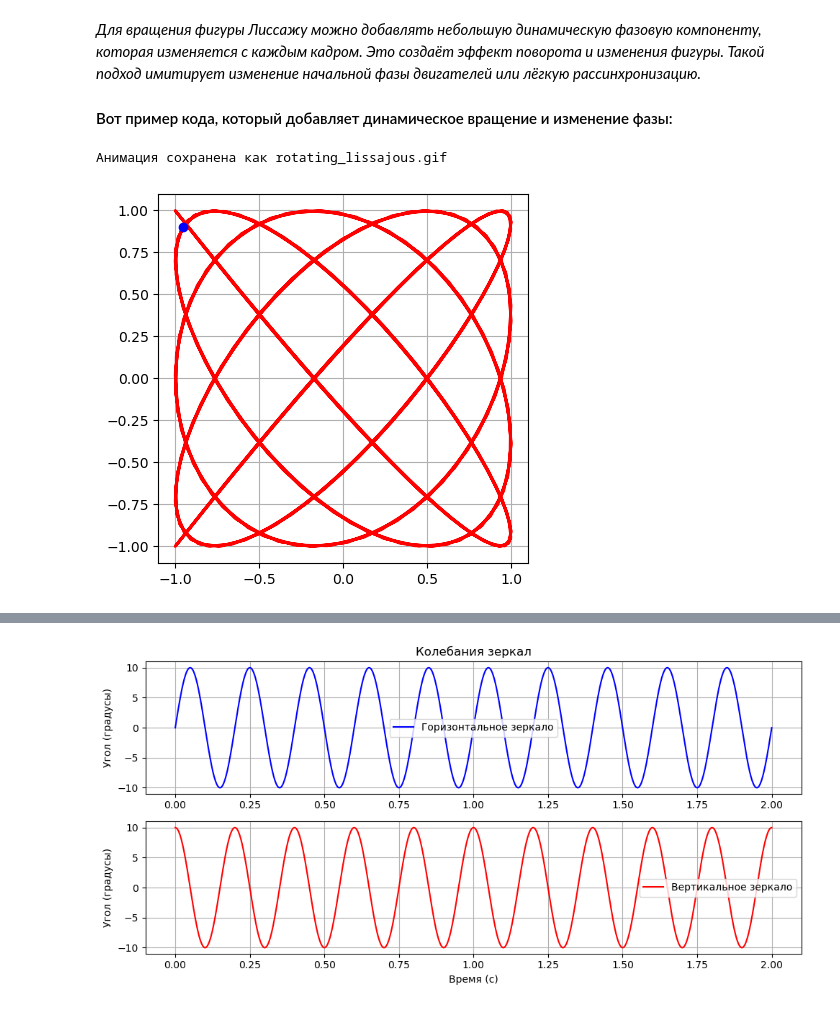
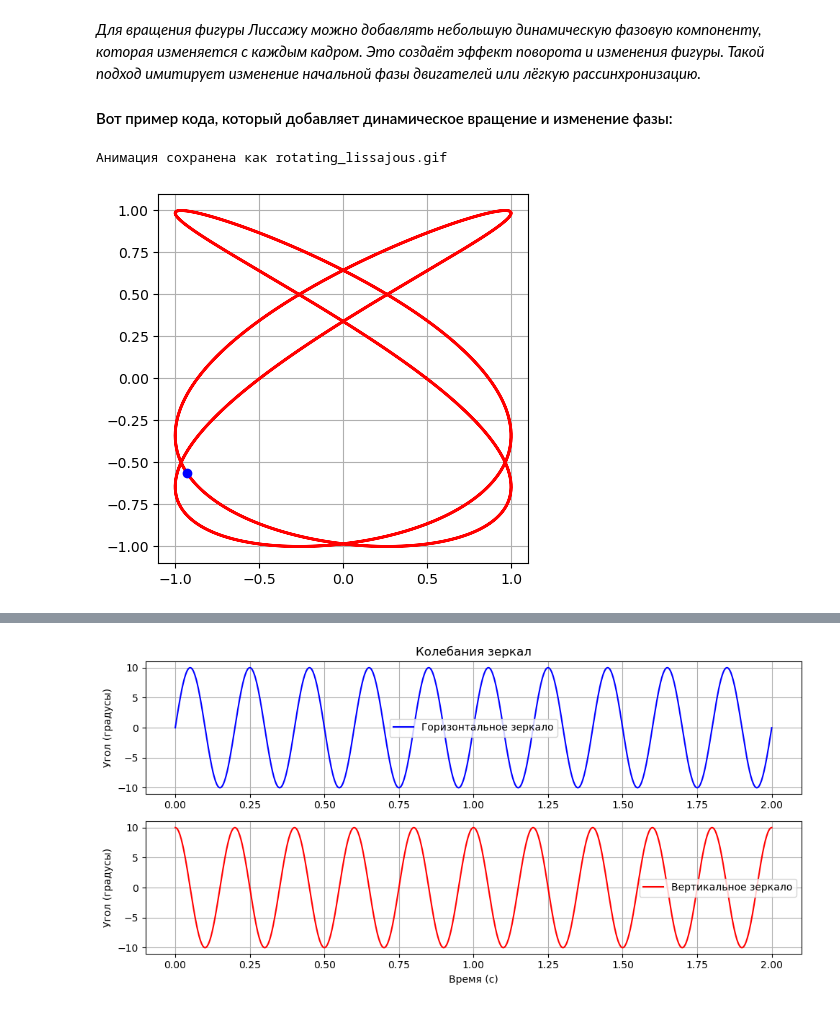
Before and after one commit to sematimohin/ProjectLaser, a Jupyter notebook: Modeling/figures_lissagu.ipynb, the cells around one changed output, grey strips where cells are left out. Cells and saved outputs as stored; diff of their text form; code cells hidden in the pictures.

```diff
--- a/Modeling/figures_lissagu.ipynb
+++ b/Modeling/figures_lissagu.ipynb
@@ -183,8 +183,8 @@ _Для вращения фигуры Лиссажу можно добавлят
 #### Вот пример кода, который добавляет динамическое вращение и изменение фазы:
 # %%
 # Параметры движения зеркал (частоты и начальная фаза)
-frequency_x = 8000  # частота первого зеркала (по оси X)
-frequency_y = 9000  # частота второго зеркала (по оси Y)
+frequency_x = 3000  # частота первого зеркала (по оси X)
+frequency_y = 2000  # частота второго зеркала (по оси Y)
 initial_phase = np.pi / 2  # начальная фаза
 amplitude = 1  # амплитуда движения лазера
 
@@ -211,34 +211,34 @@ def init():
 def update(frame):
     # Текущая фазовая добавка для вращения
     dynamic_phase = initial_phase + frame * 0.1  # Постепенное изменение фазы
 
     # Рассчитываем координаты с учётом изменяющейся фазы
     x = amplitude * np.sin(frequency_x * t + dynamic_phase)
     y = amplitude * np.sin(frequency_y * t)
 
     # Обновляем данные линии и точки
     line.set_data(x, y)
     dot.set_data(x[frame % len(t)], y[frame % len(t)])  # текущая точка лазера
     return line, dot
 
 # Количество кадров в анимации
 frames = 200  # Количество кадров для GIF
 
 # Создание анимации
 ani = FuncAnimation(fig, update, frames=frames, init_func=init, blit=True, interval=50)
 
 # Сохранение анимации в GIF
 gif_path = "rotating_lissajous.gif"
 writer = PillowWriter(fps=30)
 ani.save(gif_path, writer=writer)
 
 print(f"Анимация сохранена как {gif_path}")
 
 # Показать анимацию
 plt.show()
 # %% [output]
 Анимация сохранена как rotating_lissajous.gif
-[figure, old version]
+[figure, new version]
 # %% [markdown]
 ![image.png](attachment:image.png)
 # %% [markdown]
```
Also changed, not shown: 13 other files.
